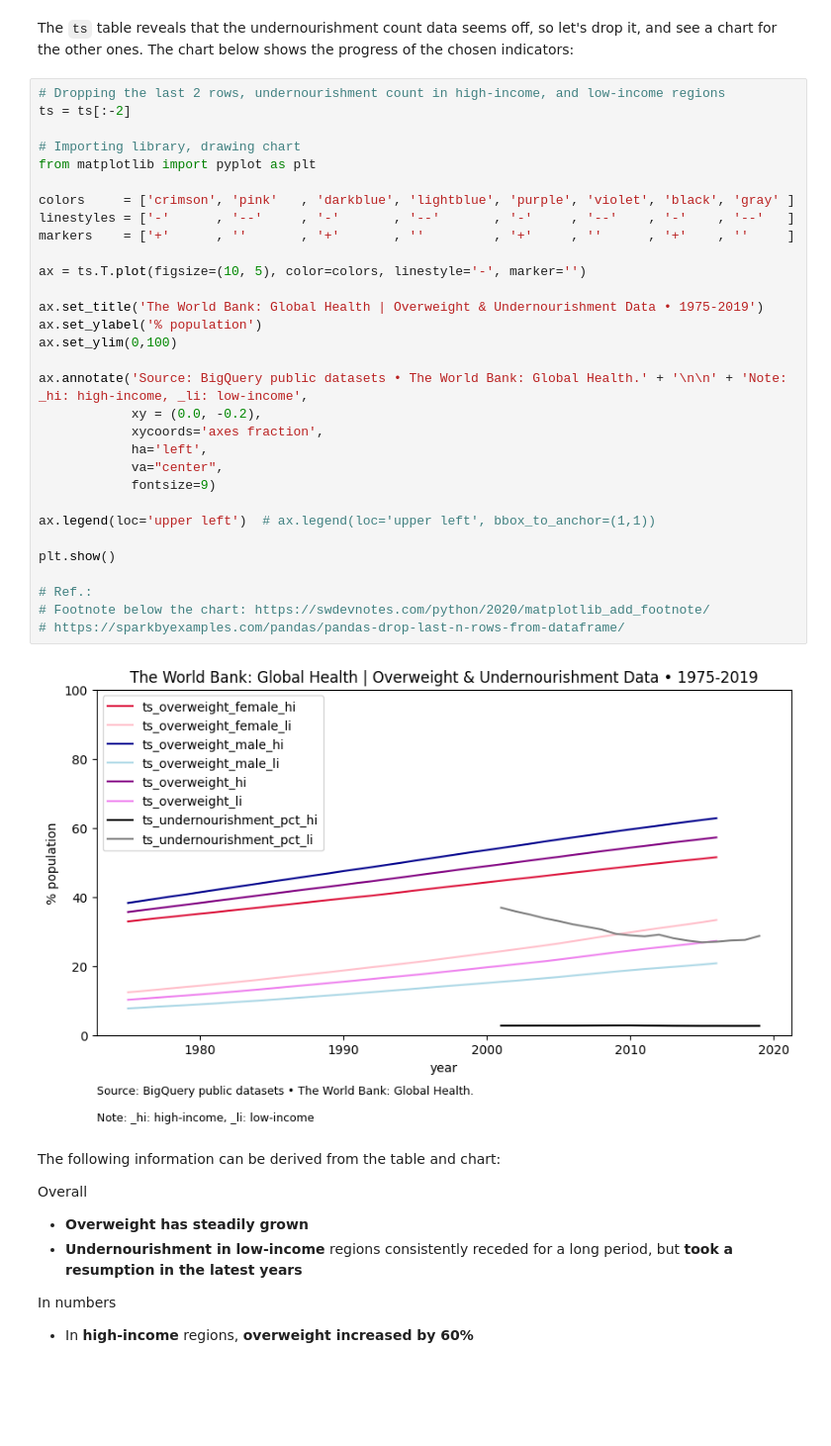
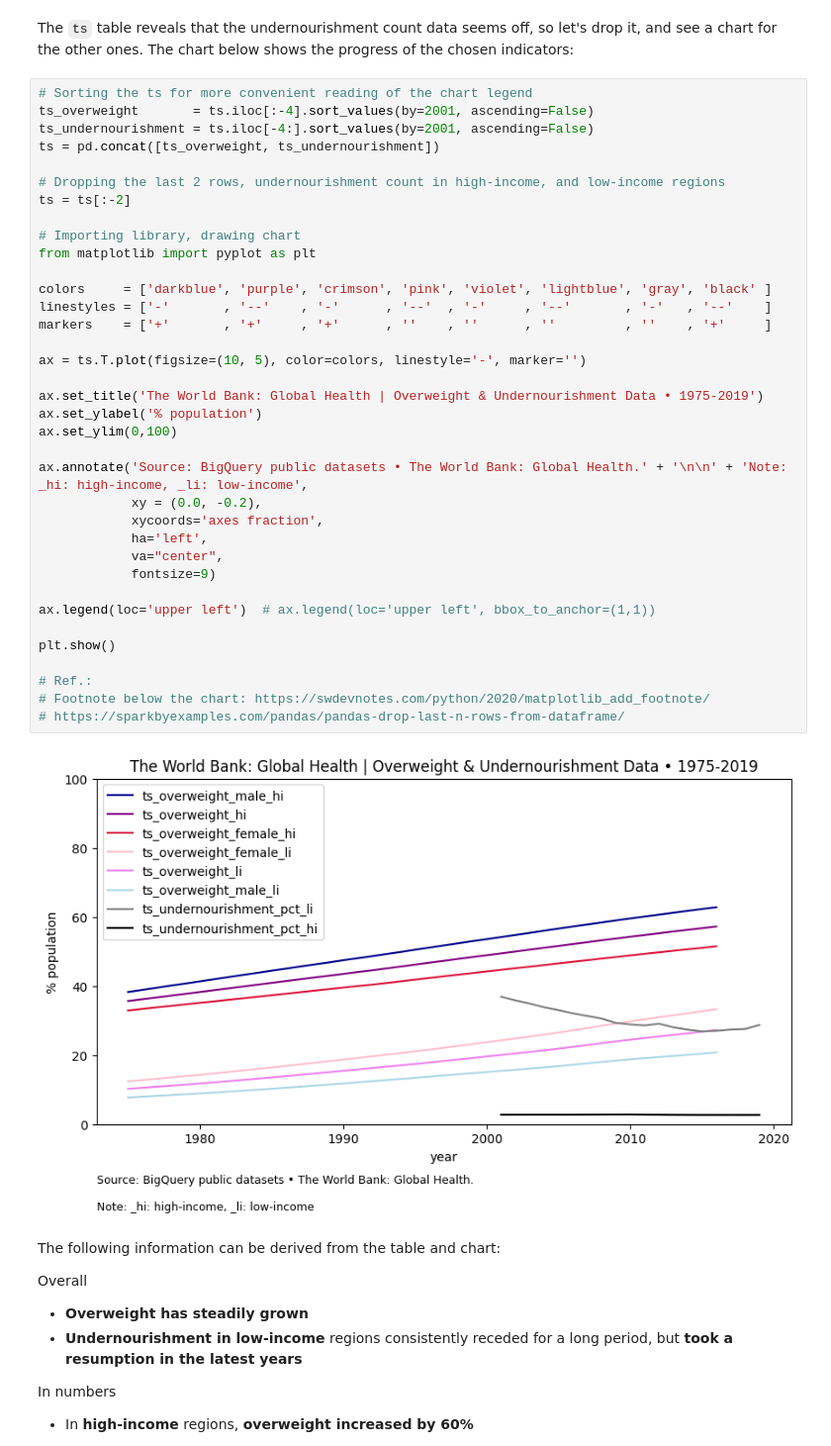
Before and after one commit to isis-santos-costa/the-world-bank-global-health, a Jupyter notebook: global-overweight-undernourishment.ipynb, the cells around one changed output. Shown at 99% size. Saved outputs shown, nothing was run; the diff lists cells and outputs as text; blank space fills up the shorter version.

```diff
--- a/global-overweight-undernourishment.ipynb
+++ b/global-overweight-undernourishment.ipynb
@@ -355,38 +355,43 @@ ts
 # %% [markdown]
 The `ts` table reveals that the undernourishment count data seems off, so let's drop it, and see a chart for the other ones. The chart below shows the progress of the chosen indicators:
 # %%
+# Sorting the ts for more convenient reading of the chart legend
+ts_overweight       = ts.iloc[:-4].sort_values(by=2001, ascending=False)
+ts_undernourishment = ts.iloc[-4:].sort_values(by=2001, ascending=False)
+ts = pd.concat([ts_overweight, ts_undernourishment])
+
 # Dropping the last 2 rows, undernourishment count in high-income, and low-income regions
 ts = ts[:-2]
 
 # Importing library, drawing chart
 from matplotlib import pyplot as plt
 
-colors     = ['crimson', 'pink'   , 'darkblue', 'lightblue', 'purple', 'violet', 'black', 'gray' ]
-linestyles = ['-'      , '--'     , '-'       , '--'       , '-'     , '--'    , '-'    , '--'   ]
-markers    = ['+'      , ''       , '+'       , ''         , '+'     , ''      , '+'    , ''     ]
+colors     = ['darkblue', 'purple', 'crimson', 'pink', 'violet', 'lightblue', 'gray', 'black' ]
+linestyles = ['-'       , '--'    , '-'      , '--'  , '-'     , '--'       , '-'   , '--'    ]
+markers    = ['+'       , '+'     , '+'      , ''    , ''      , ''         , ''    , '+'     ]
 
 ax = ts.T.plot(figsize=(10, 5), color=colors, linestyle='-', marker='')
 
 ax.set_title('The World Bank: Global Health | Overweight & Undernourishment Data • 1975-2019')
 ax.set_ylabel('% population')
 ax.set_ylim(0,100)
 
 ax.annotate('Source: BigQuery public datasets • The World Bank: Global Health.' + '\n\n' + 'Note: _hi: high-income, _li: low-income',
             xy = (0.0, -0.2),
             xycoords='axes fraction',
             ha='left',
             va="center",
             fontsize=9)
 
 ax.legend(loc='upper left')  # ax.legend(loc='upper left', bbox_to_anchor=(1,1))
 
 plt.show()
 
 # Ref.:
 # Footnote below the chart: https://swdevnotes.com/python/2020/matplotlib_add_footnote/
 # https://sparkbyexamples.com/pandas/pandas-drop-last-n-rows-from-dataframe/
 # %% [output]
-[figure, old version]
+[figure, new version]
 # %% [markdown]
 The following information can be derived from the table and chart:
 
```
Also changed, not shown: parts of 6 cells of this notebook.
